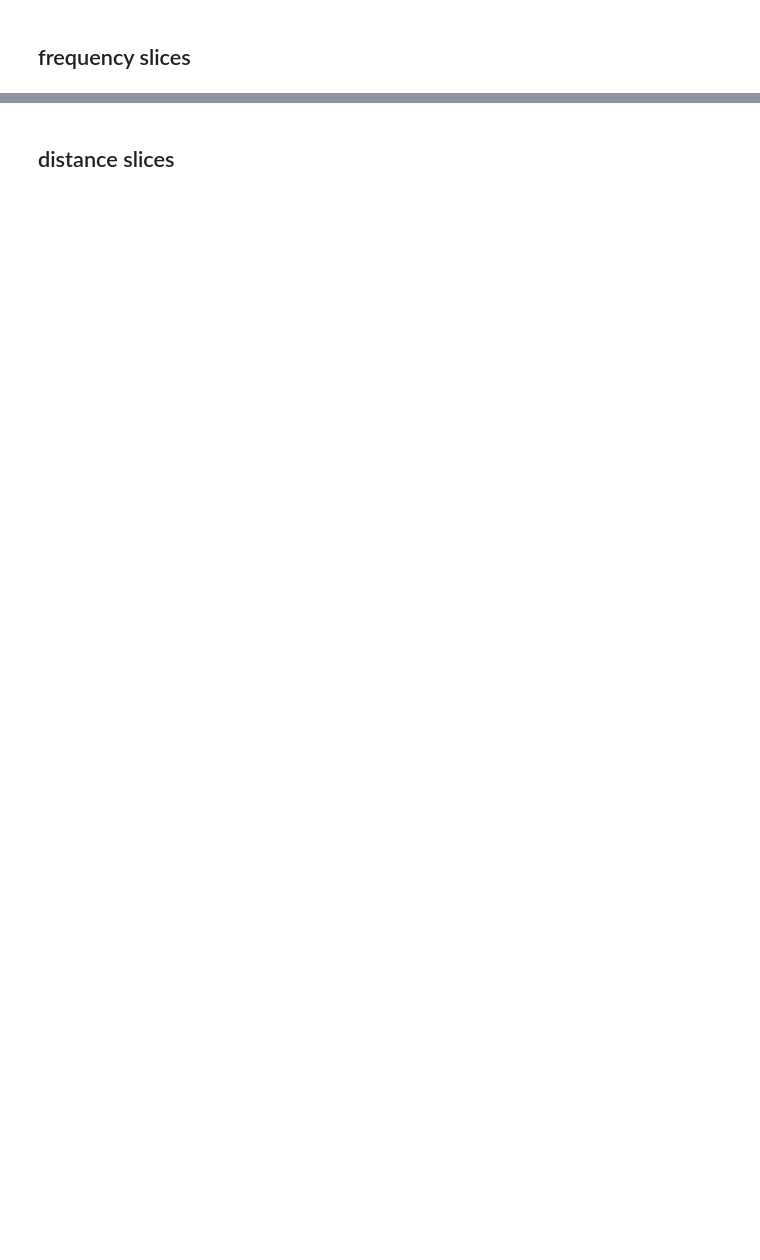
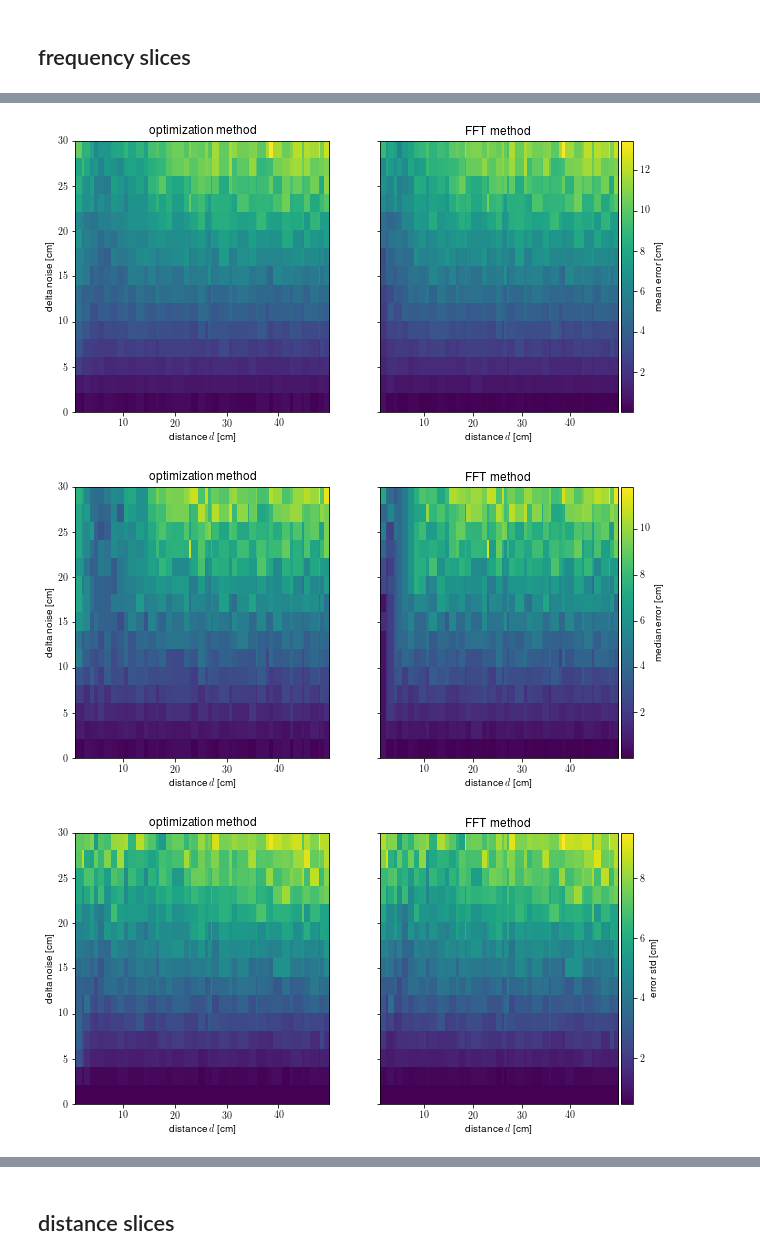
Before and after one commit to LCAV/audioROS, a Jupyter notebook: notebooks/WallStudy.ipynb, the cells around one changed output, grey strips where cells are left out. Saved outputs shown, nothing was run; the diff lists cells and outputs as text; code cells hidden in the pictures; blank space fills up the shorter version.

```diff
--- a/notebooks/WallStudy.ipynb
+++ b/notebooks/WallStudy.ipynb
@@ -795,25 +940,30 @@ for method, sub_df in results_df.groupby("method"):
 name = "delta_noise"
 results_df = pd.read_pickle(f"results/simulation/{name}.pkl")
 
-fig, axs = plot_error(
+fig, axs = plot_error_distance(
+    results_df, column="sigmadelta", name=name + " [cm]", aggfunc=np.nanmean
+)
+#save_fig(fig, f"plots/simulation/{name}_median.pdf")
+fig, axs = plot_error_distance(
     results_df, column="sigmadelta", name=name + " [cm]", aggfunc=np.nanmedian
 )
 save_fig(fig, f"plots/simulation/{name}_median.pdf")
-fig, axs = plot_error(
+fig, axs = plot_error_distance(
     results_df, column="sigmadelta", name=name + " [cm]", aggfunc=np.nanstd
 )
 save_fig(fig, f"plots/simulation/{name}_std.pdf")
 
 for method, sub_df in results_df.groupby("method"):
 
-    fig, axs = plot_error(
+    fig, axs = plot_error_distance(
         sub_df, column="sigmadelta", name=name + " [cm]", aggfunc=np.nanmedian
     )
     axs[0, 0].set_title(f"median error of {labels[method]}")
     save_fig(fig, f"plots/simulation/{name}_{method}_median.pdf")
 
-    fig, axs = plot_error(
+    fig, axs = plot_error_distance(
         sub_df, column="sigmadelta", name=name + " [cm]", aggfunc=np.nanstd
     )
     axs[0, 0].set_title(f"error std of {labels[method]}")
     save_fig(fig, f"plots/simulation/{name}_{method}_std.pdf")
+# %% [output]
@@ -819,0 +986,3 @@ for method, sub_df in results_df.groupby("method"):
+[figure, added]
+[figure, added]
+[figure, added]
```
Also changed, not shown: parts of 24 cells of this notebook, 3 other files.
